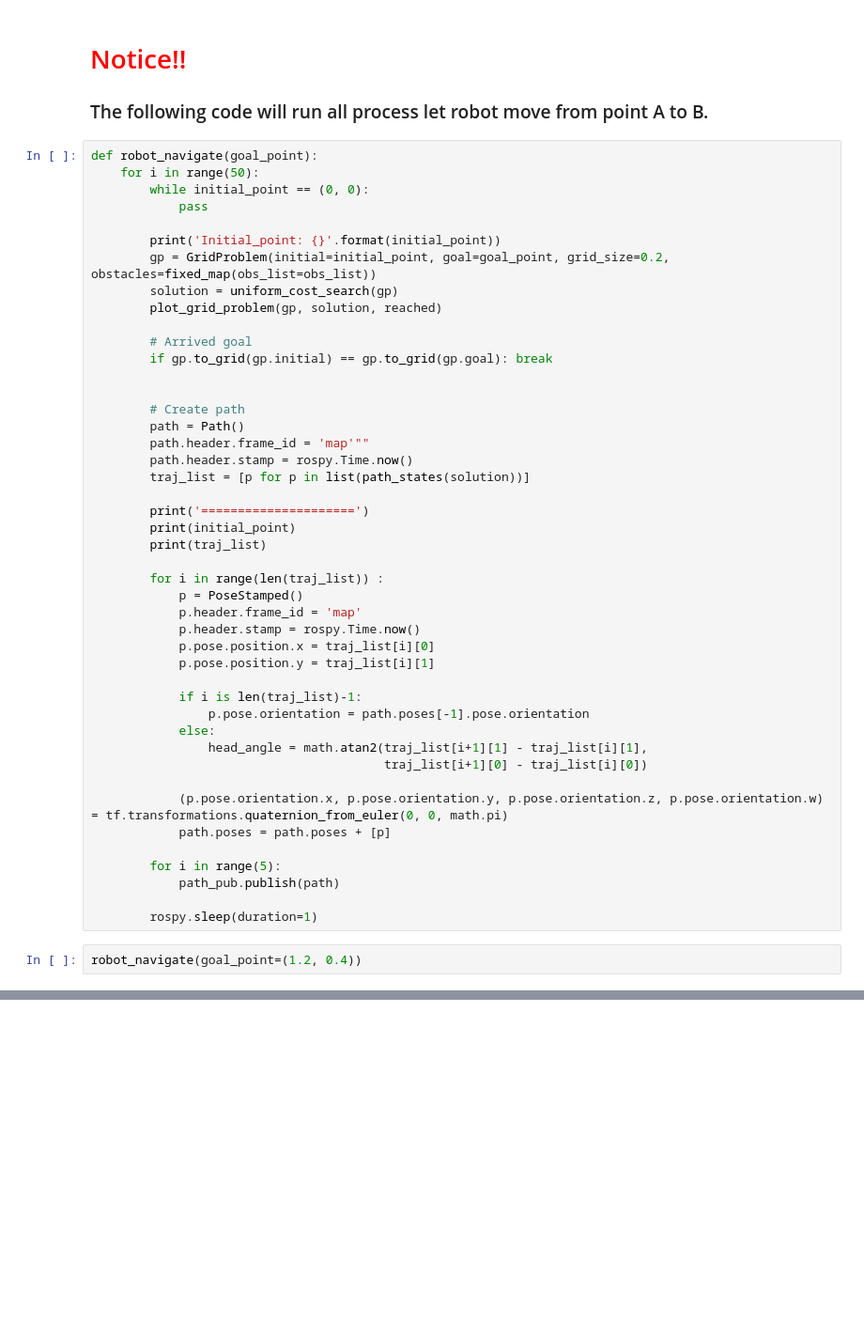
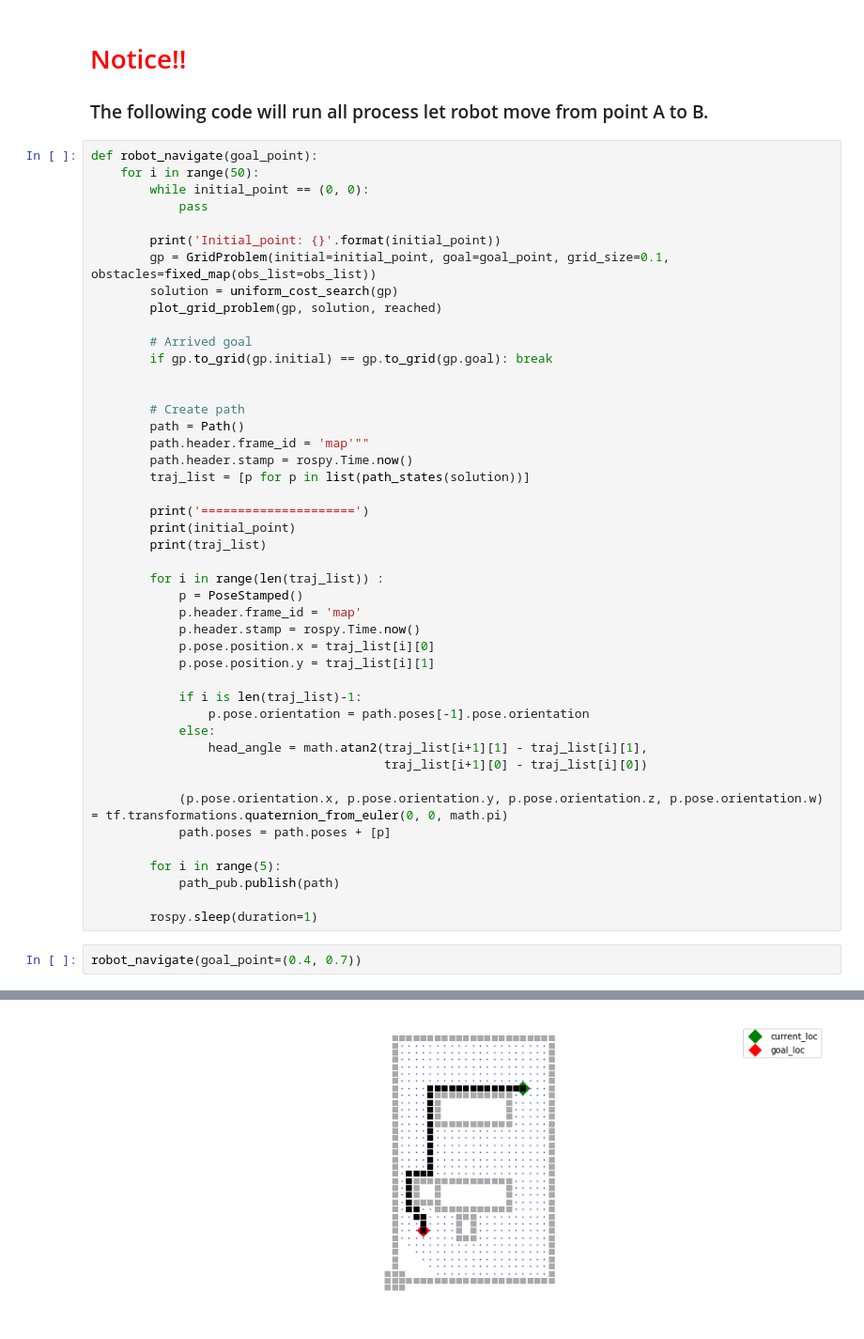
Before and after one commit to OpenPPAT/ai-course-2019, a Jupyter notebook: 03-robot-navigation/jupyter_notebook/topic2_real_robot_path_search.ipynb, the cells around one changed output, grey strips where cells are left out. Shown at 94% size. Drawn from its saved outputs; the diff is of its cells as text; blank space fills up the shorter version.

```diff
--- a/03-robot-navigation/jupyter_notebook/topic2_real_robot_path_search.ipynb
+++ b/03-robot-navigation/jupyter_notebook/topic2_real_robot_path_search.ipynb
@@ -531,7 +561,7 @@ def robot_navigate(goal_point):
             pass
 
         print('Initial_point: {}'.format(initial_point))
-        gp = GridProblem(initial=initial_point, goal=goal_point, grid_size=0.2, obstacles=fixed_map(obs_list=obs_list))
+        gp = GridProblem(initial=initial_point, goal=goal_point, grid_size=0.1, obstacles=fixed_map(obs_list=obs_list))
         solution = uniform_cost_search(gp)
         plot_grid_problem(gp, solution, reached)
 
@@ -570,4 +600,5 @@ def robot_navigate(goal_point):
 
         rospy.sleep(duration=1)
 # %%
-robot_navigate(goal_point=(1.2, 0.4))
+robot_navigate(goal_point=(0.4, 0.7))
+# %% [output]
@@ -573,0 +606 @@ robot_navigate(goal_point=(1.2, 0.4))
+[figure, added]
```
Also changed, not shown: parts of 10 cells of this notebook, 3 other files.
